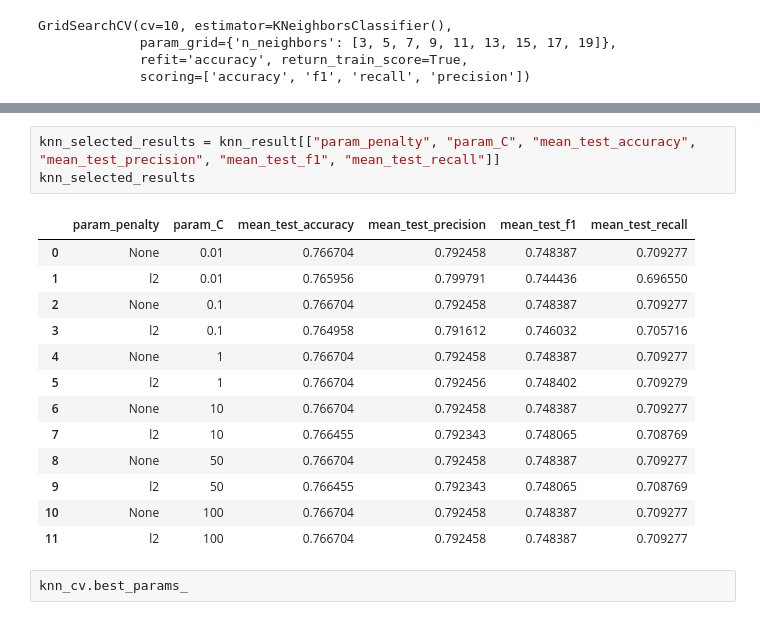
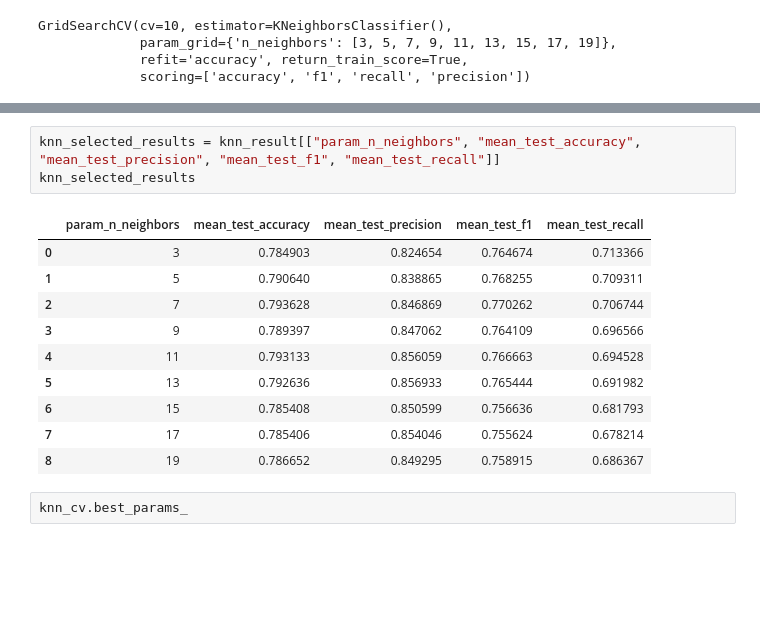
Before and after one commit to NourMohd/Binary-Linear-Classification, a Jupyter notebook: code.ipynb, the cells around one changed output, grey strips where cells are left out. Saved outputs shown, nothing was run; the diff lists cells and outputs as text; blank space fills up the shorter version.

Commit message:
Editing the param_n_neighbors

```diff
--- a/code.ipynb
+++ b/code.ipynb
@@ -241,21 +241,18 @@ knn_result
 9 rows × 106 columns
 # %%
-knn_selected_results = knn_result[["param_penalty", "param_C", "mean_test_accuracy", "mean_test_precision", "mean_test_f1", "mean_test_recall"]]
+knn_selected_results = knn_result[["param_n_neighbors", "mean_test_accuracy", "mean_test_precision", "mean_test_f1", "mean_test_recall"]]
 knn_selected_results
 # %% [output]
-|  | param_penalty | param_C | mean_test_accuracy | mean_test_precision | mean_test_f1 | mean_test_recall |
-| 0 | None | 0.01 | 0.766704 | 0.792458 | 0.748387 | 0.709277 |
-| 1 | l2 | 0.01 | 0.765956 | 0.799791 | 0.744436 | 0.696550 |
-| 2 | None | 0.1 | 0.766704 | 0.792458 | 0.748387 | 0.709277 |
-| 3 | l2 | 0.1 | 0.764958 | 0.791612 | 0.746032 | 0.705716 |
-| 4 | None | 1 | 0.766704 | 0.792458 | 0.748387 | 0.709277 |
-| 5 | l2 | 1 | 0.766704 | 0.792456 | 0.748402 | 0.709279 |
-| 6 | None | 10 | 0.766704 | 0.792458 | 0.748387 | 0.709277 |
-| 7 | l2 | 10 | 0.766455 | 0.792343 | 0.748065 | 0.708769 |
-| 8 | None | 50 | 0.766704 | 0.792458 | 0.748387 | 0.709277 |
-| 9 | l2 | 50 | 0.766455 | 0.792343 | 0.748065 | 0.708769 |
-| 10 | None | 100 | 0.766704 | 0.792458 | 0.748387 | 0.709277 |
-| 11 | l2 | 100 | 0.766704 | 0.792458 | 0.748387 | 0.709277 |
+|  | param_n_neighbors | mean_test_accuracy | mean_test_precision | mean_test_f1 | mean_test_recall |
+| 0 | 3 | 0.784903 | 0.824654 | 0.764674 | 0.713366 |
+| 1 | 5 | 0.790640 | 0.838865 | 0.768255 | 0.709311 |
+| 2 | 7 | 0.793628 | 0.846869 | 0.770262 | 0.706744 |
+| 3 | 9 | 0.789397 | 0.847062 | 0.764109 | 0.696566 |
+| 4 | 11 | 0.793133 | 0.856059 | 0.766663 | 0.694528 |
+| 5 | 13 | 0.792636 | 0.856933 | 0.765444 | 0.691982 |
+| 6 | 15 | 0.785408 | 0.850599 | 0.756636 | 0.681793 |
+| 7 | 17 | 0.785406 | 0.854046 | 0.755624 | 0.678214 |
+| 8 | 19 | 0.786652 | 0.849295 | 0.758915 | 0.686367 |
 # %%
 knn_cv.best_params_
 # %% [output]
```
Also changed, not shown: parts of 2 cells of this notebook.
